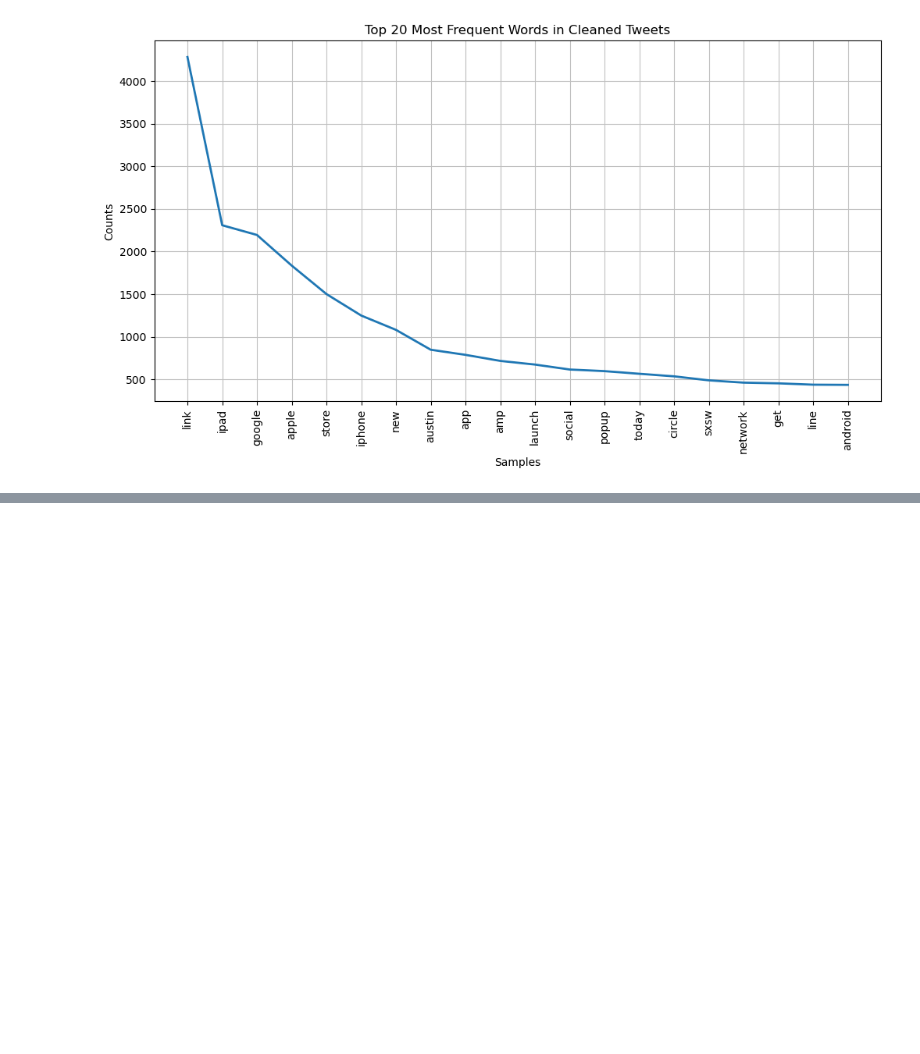
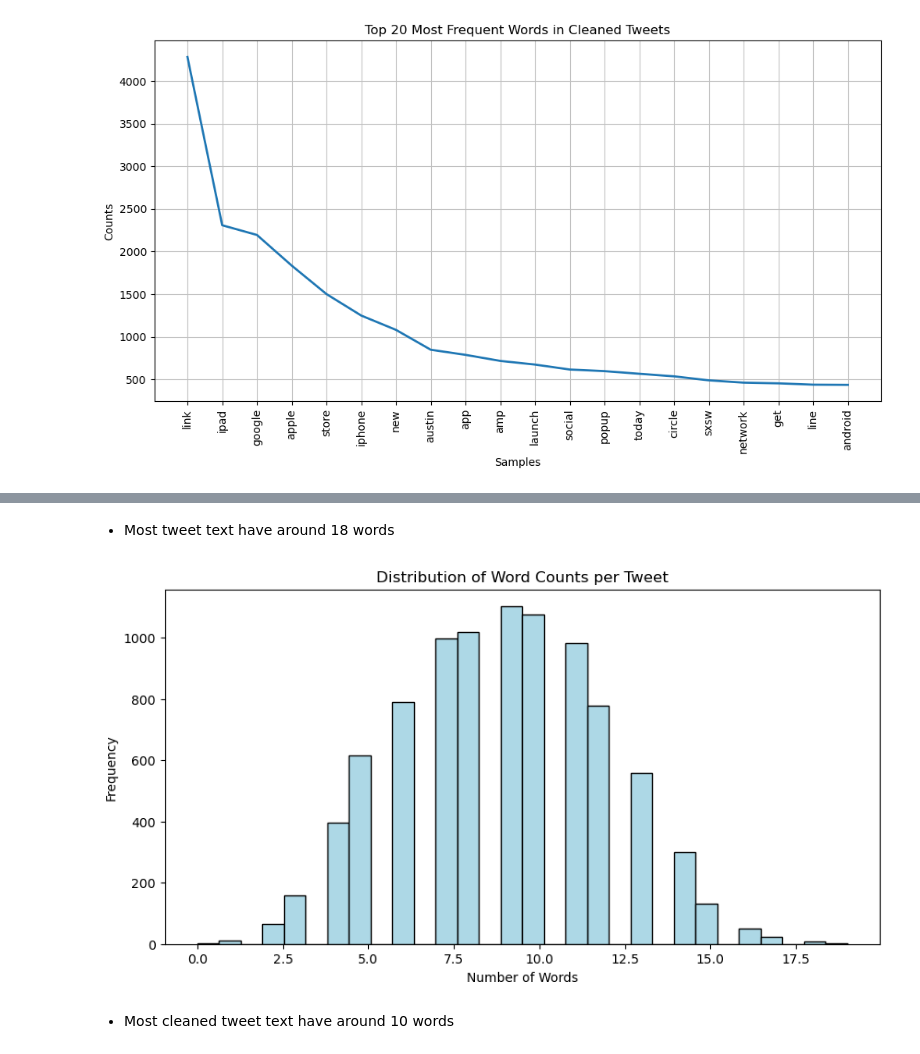
Before and after one commit to EAlmadi/Phase4_project, a Jupyter notebook: Untitled1.ipynb, the cells around one changed output, grey strips where cells are left out. Saved outputs shown, nothing was run; the diff lists cells and outputs as text; code cells hidden in the pictures; blank space fills up the shorter version.

```diff
--- a/Untitled1.ipynb
+++ b/Untitled1.ipynb
@@ -188,0 +274,16 @@ plt.show()
+# %% [markdown]
+* Most tweet text have around 18 words
+# %%
+# word counts on cleaned tweets
+df['cleaned_word_count'] = df['cleaned_tweet'].apply(lambda x: len(x.split()))
+
+plt.figure(figsize=(10,5))
+plt.hist(df['cleaned_word_count'], bins=30, color='lightblue', edgecolor='black')
+plt.title("Distribution of Word Counts per Tweet")
+plt.xlabel("Number of Words")
+plt.ylabel("Frequency")
+plt.show()
+# %% [output]
+[figure, added]
+# %% [markdown]
+* Most cleaned tweet text have around 10 words
```
Also changed, not shown: parts of 11 cells of this notebook.
